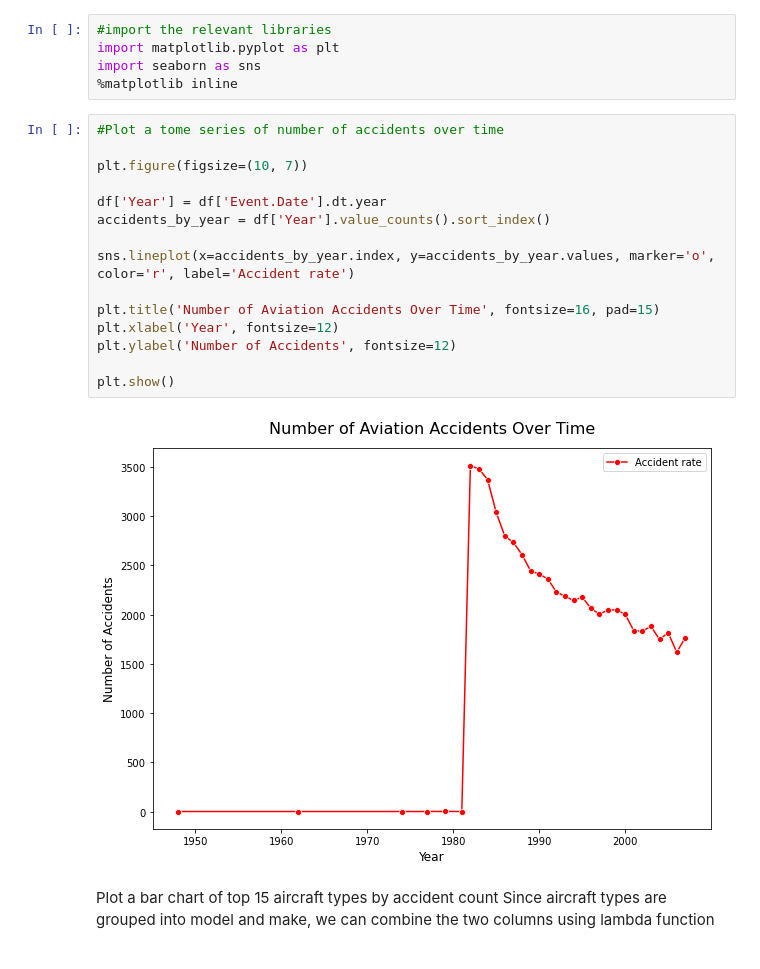
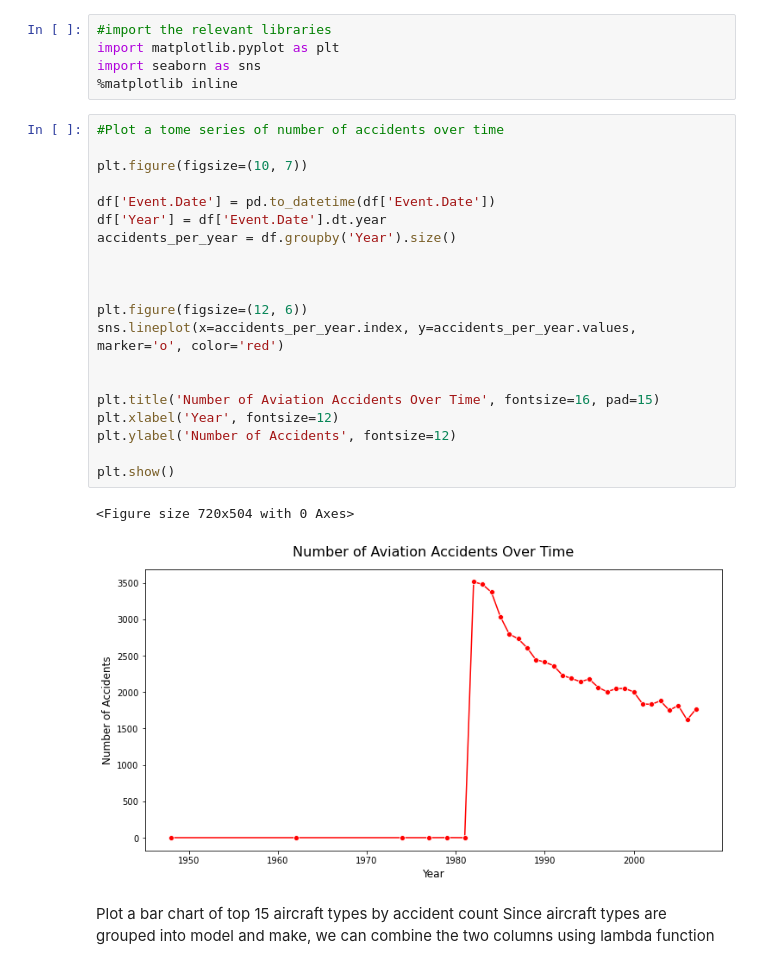
Before and after one commit to Kemboi-koder/Phase-One-Project-2025, a Jupyter notebook: Untitled.ipynb, the cells around one changed output. Cells and saved outputs as stored; diff of their text form.

```diff
--- a/Untitled.ipynb
+++ b/Untitled.ipynb
@@ -316,20 +316,26 @@ import seaborn as sns
 # %%
 #Plot a tome series of number of accidents over time
 
 plt.figure(figsize=(10, 7))
 
+df['Event.Date'] = pd.to_datetime(df['Event.Date'])
 df['Year'] = df['Event.Date'].dt.year
-accidents_by_year = df['Year'].value_counts().sort_index()
+accidents_per_year = df.groupby('Year').size()
 
-sns.lineplot(x=accidents_by_year.index, y=accidents_by_year.values, marker='o', color='r', label='Accident rate')
+
+
+plt.figure(figsize=(12, 6))
+sns.lineplot(x=accidents_per_year.index, y=accidents_per_year.values, marker='o', color='red')
+
 
 plt.title('Number of Aviation Accidents Over Time', fontsize=16, pad=15)
 plt.xlabel('Year', fontsize=12)
 plt.ylabel('Number of Accidents', fontsize=12)
 
 plt.show()
 # %% [output]
+<Figure size 720x504 with 0 Axes>
-[figure, old version]
+[figure, new version]
 # %% [markdown]
 Plot a bar chart of top 15 aircraft types by accident count
 Since aircraft types are grouped into model and make, we can combine the two columns using lambda function
```
Also changed, not shown: parts of 3 cells of this notebook, 1 other file.
